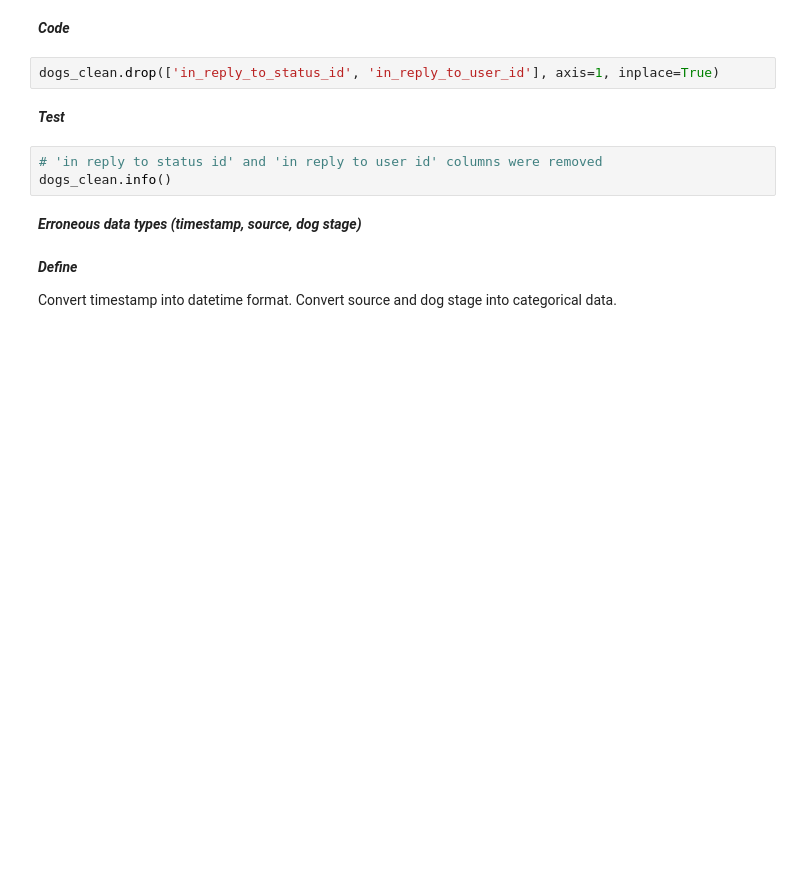
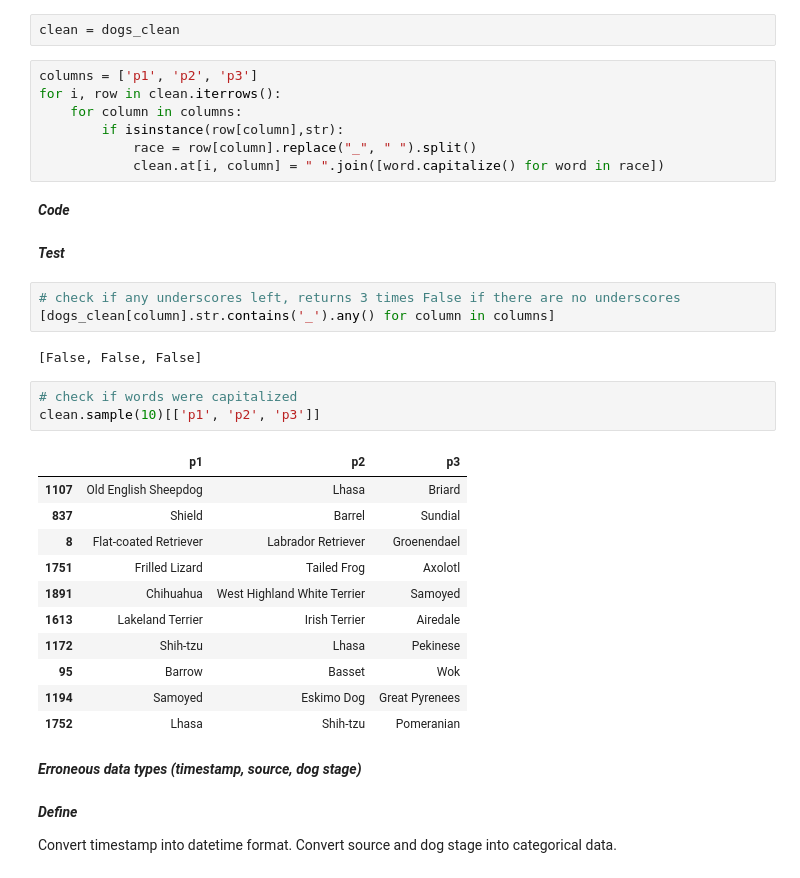
Before and after one commit to floreencia/we-rate-dogs-data-analysis, a Jupyter notebook: wrangle_act.ipynb, the cells around one changed output. Saved outputs shown, nothing was run; the diff lists cells and outputs as text; blank space fills up the shorter version.

Commit message:
Clean: Removed underscores and capitalized words in dog races p1, p2, p3

```diff
--- a/wrangle_act.ipynb
+++ b/wrangle_act.ipynb
@@ -649,12 +727,36 @@ Drop 'in reply to status id' and 'in reply to user id' columns in data set.
+# %%
+clean = dogs_clean
+# %%
+columns = ['p1', 'p2', 'p3']
+for i, row in clean.iterrows():
+    for column in columns:
+        if isinstance(row[column],str):
+            race = row[column].replace("_", " ").split()
+            clean.at[i, column] = " ".join([word.capitalize() for word in race])
 # %% [markdown]
 _**Code**_
-# %%
-dogs_clean.drop(['in_reply_to_status_id', 'in_reply_to_user_id'], axis=1, inplace=True)
 # %% [markdown]
 _**Test**_
-# %%
-# 'in reply to status id' and 'in reply to user id' columns were removed
-dogs_clean.info()
+# %%
+# check if any underscores left, returns 3 times False if there are no underscores
+[dogs_clean[column].str.contains('_').any() for column in columns]
+# %% [output]
+[False, False, False]
+# %%
+# check if words were capitalized
+clean.sample(10)[['p1', 'p2', 'p3']]
+# %% [output]
+|  | p1 | p2 | p3 |
+| 1107 | Old English Sheepdog | Lhasa | Briard |
+| 837 | Shield | Barrel | Sundial |
+| 8 | Flat-coated Retriever | Labrador Retriever | Groenendael |
+| 1751 | Frilled Lizard | Tailed Frog | Axolotl |
+| 1891 | Chihuahua | West Highland White Terrier | Samoyed |
+| 1613 | Lakeland Terrier | Irish Terrier | Airedale |
+| 1172 | Shih-tzu | Lhasa | Pekinese |
+| 95 | Barrow | Basset | Wok |
+| 1194 | Samoyed | Eskimo Dog | Great Pyrenees |
+| 1752 | Lhasa | Shih-tzu | Pomeranian |
 # %% [markdown]
 _**Erroneous data types (timestamp, source, dog stage)**_
 # %% [markdown]
```
Also changed, not shown: parts of 13 cells of this notebook.
